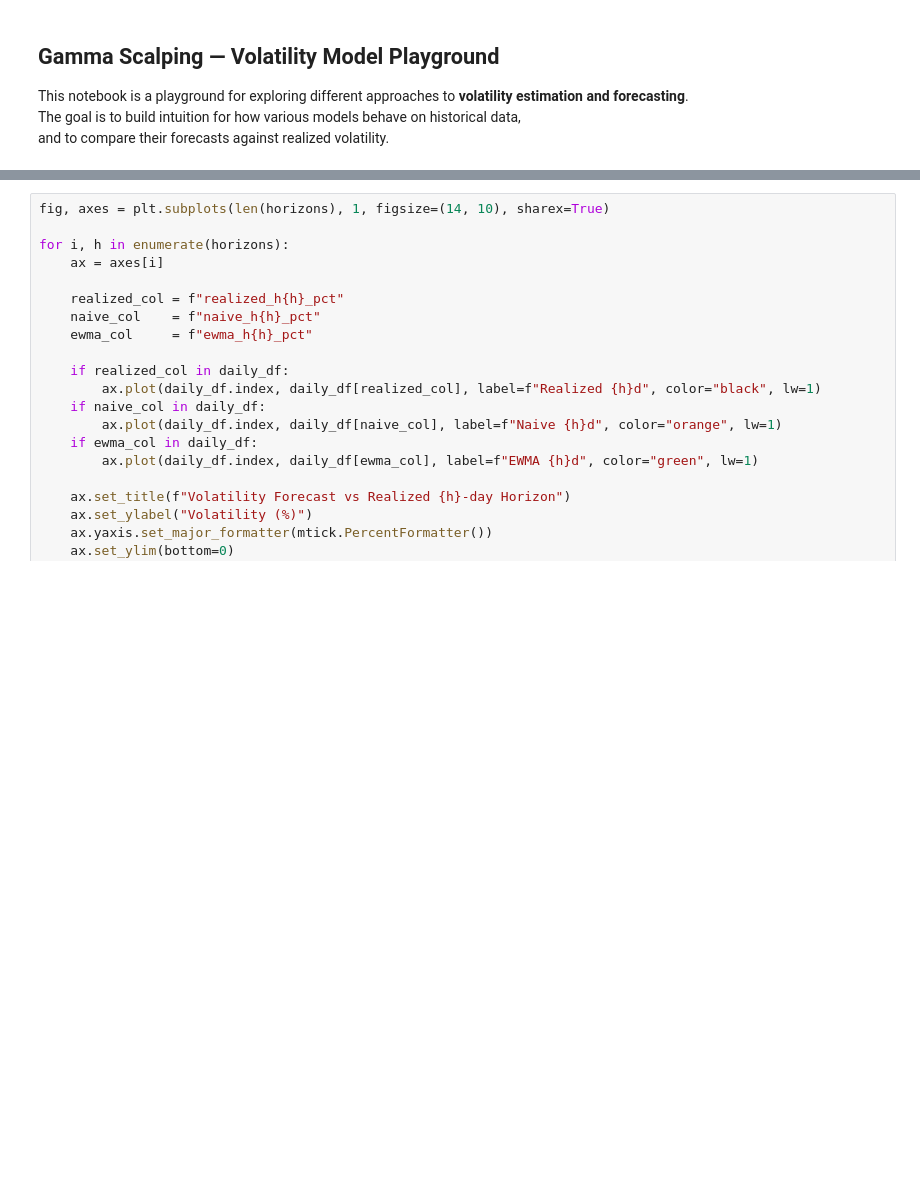
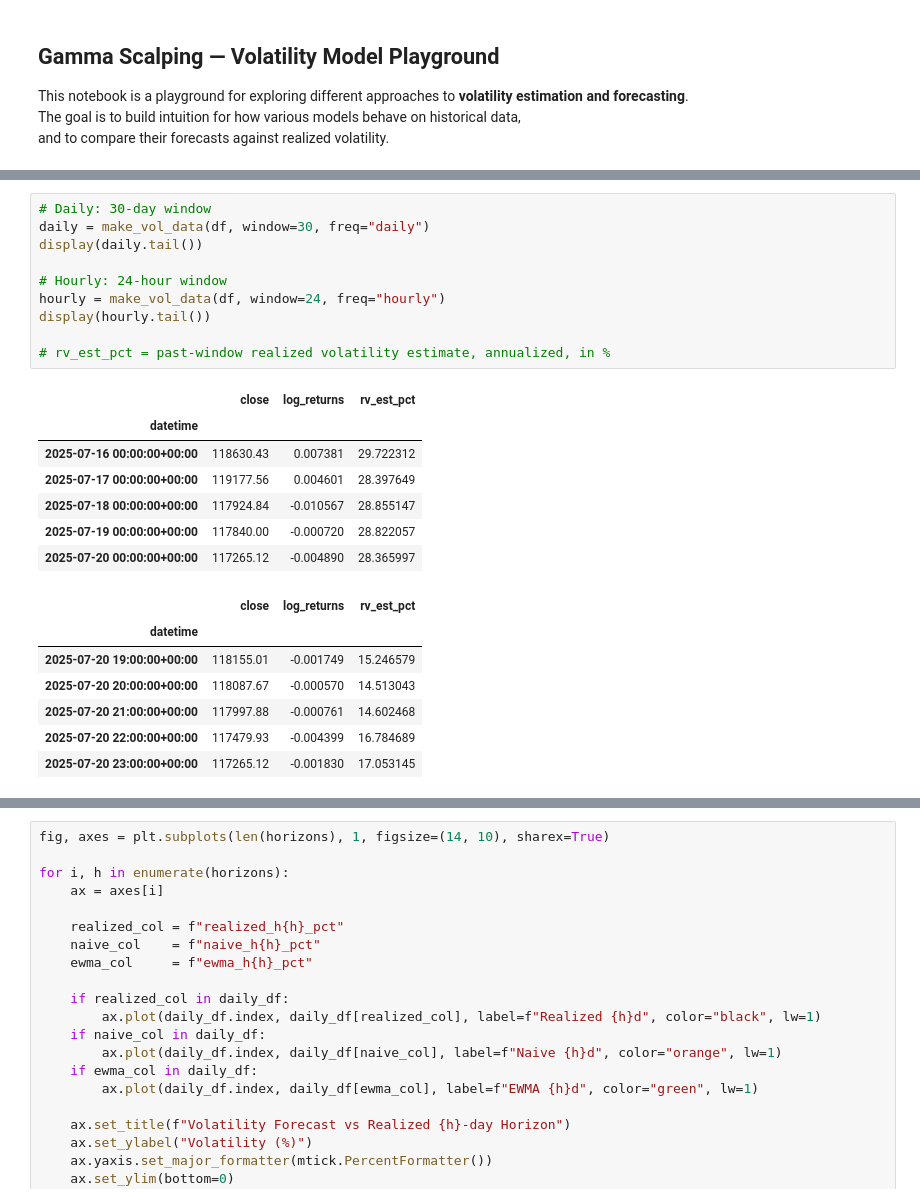
Before and after one commit to QuanTUMunich/GammaScalping, a Jupyter notebook: notebooks/volatility_inspection.ipynb, the cells around one changed output, grey strips where cells are left out. Saved outputs shown, nothing was run; the diff lists cells and outputs as text; blank space fills up the shorter version.

```diff
--- a/notebooks/volatility_inspection.ipynb
+++ b/notebooks/volatility_inspection.ipynb
@@ -120,0 +164,25 @@ Last vol: 28.37%
+# %%
+# Daily: 30-day window
+daily = make_vol_data(df, window=30, freq="daily")
+display(daily.tail())
+
+# Hourly: 24-hour window
+hourly = make_vol_data(df, window=24, freq="hourly")
+display(hourly.tail())
+
+# rv_est_pct = past-window realized volatility estimate, annualized, in %
+# %% [output]
+|  | close | log_returns | rv_est_pct |
+| datetime |  |  |  |
+| 2025-07-16 00:00:00+00:00 | 118630.43 | 0.007381 | 29.722312 |
+| 2025-07-17 00:00:00+00:00 | 119177.56 | 0.004601 | 28.397649 |
+| 2025-07-18 00:00:00+00:00 | 117924.84 | -0.010567 | 28.855147 |
+| 2025-07-19 00:00:00+00:00 | 117840.00 | -0.000720 | 28.822057 |
+| 2025-07-20 00:00:00+00:00 | 117265.12 | -0.004890 | 28.365997 |
+|  | close | log_returns | rv_est_pct |
+| datetime |  |  |  |
+| 2025-07-20 19:00:00+00:00 | 118155.01 | -0.001749 | 15.246579 |
+| 2025-07-20 20:00:00+00:00 | 118087.67 | -0.000570 | 14.513043 |
+| 2025-07-20 21:00:00+00:00 | 117997.88 | -0.000761 | 14.602468 |
+| 2025-07-20 22:00:00+00:00 | 117479.93 | -0.004399 | 16.784689 |
+| 2025-07-20 23:00:00+00:00 | 117265.12 | -0.001830 | 17.053145 |
```
Also changed, not shown: parts of 15 cells of this notebook.
